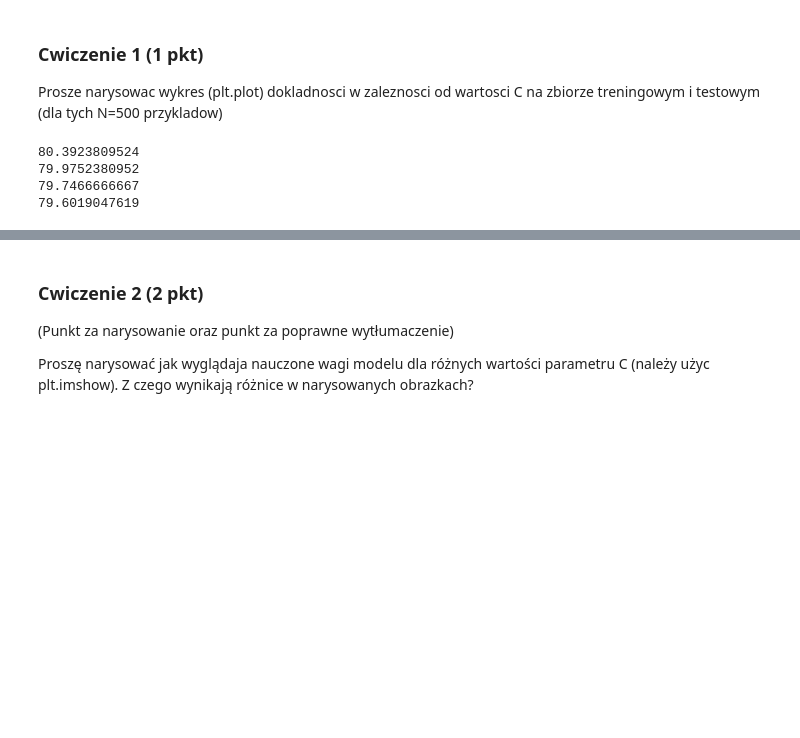
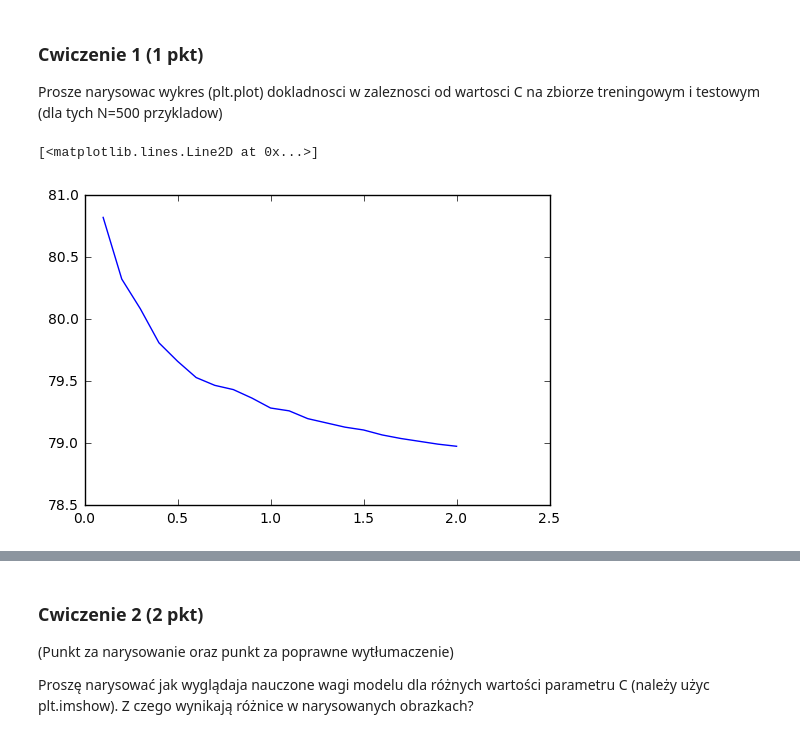
Before and after one commit to Szarad/rozwiazania_ml2017, a Jupyter notebook: L3b.ipynb, the cells around one changed output, grey strips where cells are left out. Saved outputs shown, nothing was run; the diff lists cells and outputs as text; code cells hidden in the pictures; blank space fills up the shorter version.

```diff
--- a/L3b.ipynb
+++ b/L3b.ipynb
@@ -92,6 +92,6 @@ N = 500 # Podzbiór danych
 model = LogisticRegression(C=1) # Mniej regularyzacji, a taka sama dokladnosc
 model.fit(X_train[0:N], Y_train[0:N])
 
-Y_test_predicted = model.predict(X_test)
-print "Dokładność modelu wytrenowanego na ",N, " przykladach to: ",100*sklearn.metrics.accuracy_score(Y_test, Y_test_predicted), "%"
+Y_test_predicted = model.predict(X_train[0:N])
+print "Dokładność modelu wytrenowanego na ",N, " przykladach to: ",100*sklearn.metrics.accuracy_score(Y_train[0:N], Y_test_predicted), "%"
 # %% [output]
@@ -110,35 +110,17 @@ Prosze narysowac wykres (plt.plot) dokladnosci w zaleznosci od wartosci C na zbi
 # %%
 C=0
 C_tab =[]
 Accurancy = []
 N = 500
-for x in range(10):
+for x in range(20):
     C+=0.1
     C_tab.append(C)
     model = LogisticRegression(C=C)
     model.fit(X_train[0:N], Y_train[0:N])
     Y_test_predicted = model.predict(X_test)
     accurancy =100*sklearn.metrics.accuracy_score(Y_test, Y_test_predicted)
     Accurancy.append(accurancy)
 plt.plot(C_tab, Accurancy)
-
-C=0
-C_tab =[]
-Accurancy = []
-N = 500
-for x in range(10):
-    C+=0.1
-    C_tab.append(C)
-    model = LogisticRegression(C=C)
-    model.fit(X_train[0:N], Y_train[0:N])
-    Y_train_predicted = model.predict(X_train)
-    accurancy =100*sklearn.metrics.accuracy_score(Y_train, Y_train_predicted)
-    print accurancy
-    Accurancy.append(accurancy)
-plt.plot(C_tab, Accurancy)
-#plt.plot(domain, t)
 # %% [output]
-80.3923809524
-79.9752380952
-79.7466666667
-79.6019047619
+[<matplotlib.lines.Line2D at 0x...>]
+[figure, added]
```
Also changed, not shown: parts of 3 cells of this notebook, 1 other file.
